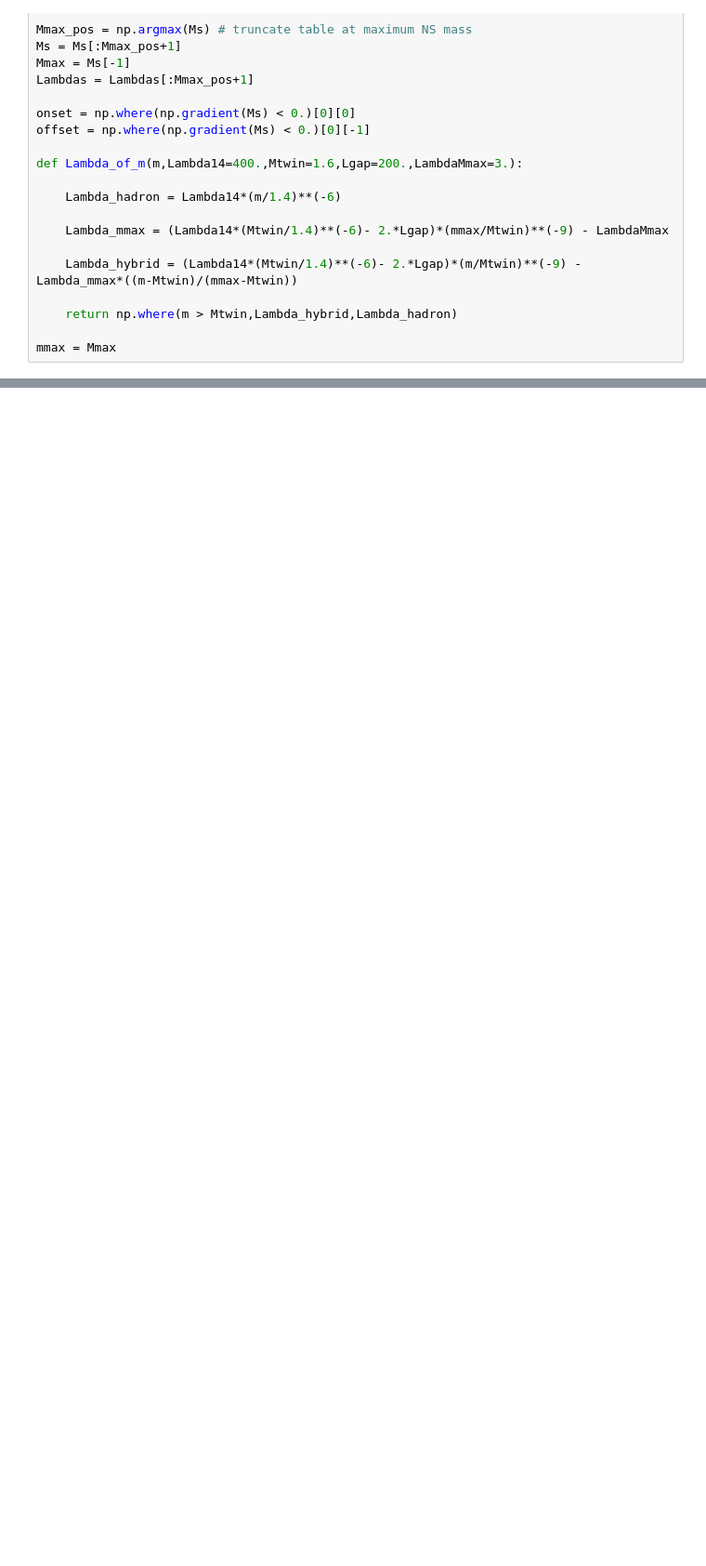
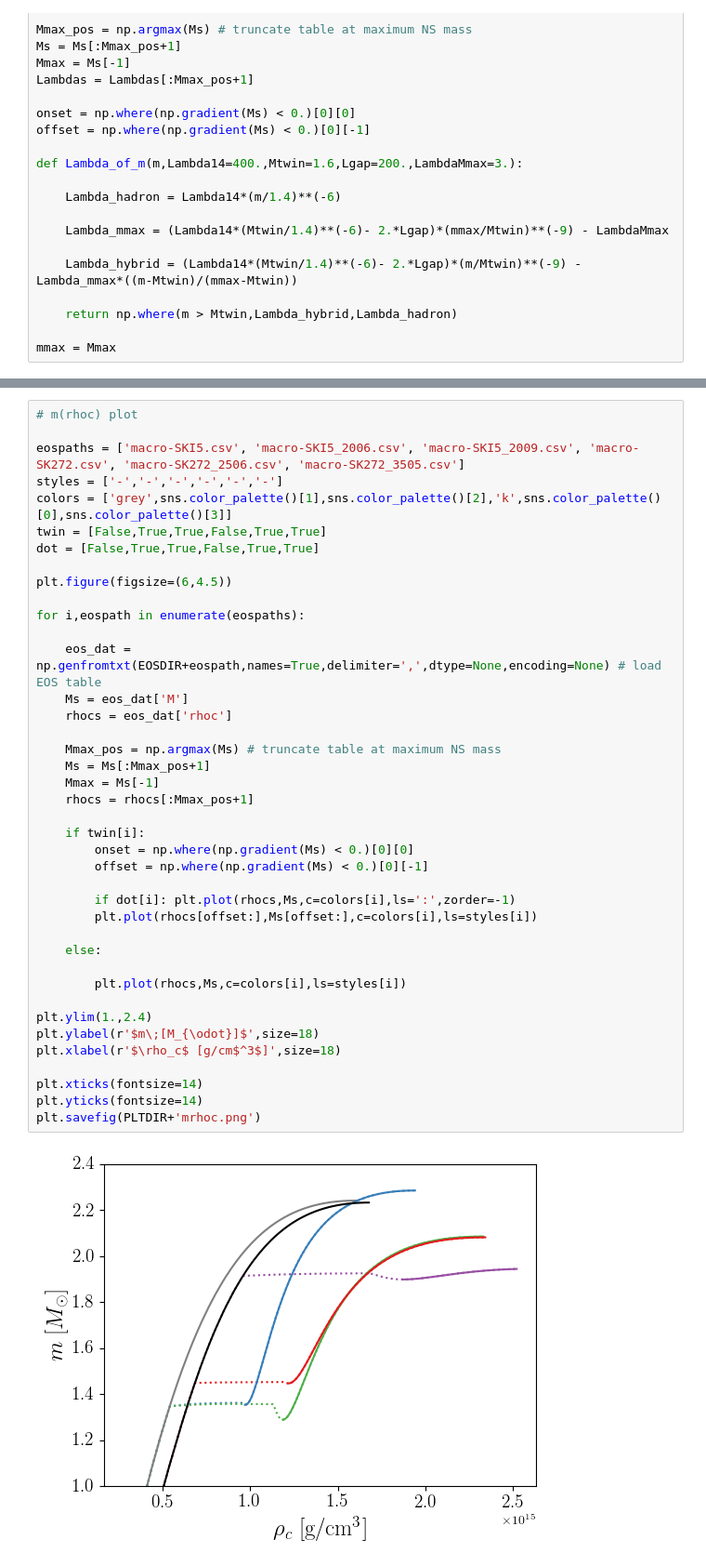
Before and after one commit to landryp/twin-stars, a Jupyter notebook: EOSPlots.ipynb, the cells around one changed output, grey strips where cells are left out. Shown at 93% size. Saved outputs shown, nothing was run; the diff lists cells and outputs as text; blank space fills up the shorter version.

```diff
--- a/EOSPlots.ipynb
+++ b/EOSPlots.ipynb
@@ -128,0 +170,42 @@ plt.show()
+# %%
+# m(rhoc) plot
+
+eospaths = ['macro-SKI5.csv', 'macro-SKI5_2006.csv', 'macro-SKI5_2009.csv', 'macro-SK272.csv', 'macro-SK272_2506.csv', 'macro-SK272_3505.csv']
+styles = ['-','-','-','-','-','-']
+colors = ['grey',sns.color_palette()[1],sns.color_palette()[2],'k',sns.color_palette()[0],sns.color_palette()[3]]
+twin = [False,True,True,False,True,True]
+dot = [False,True,True,False,True,True]
+
+plt.figure(figsize=(6,4.5))
+
+for i,eospath in enumerate(eospaths):
+
+    eos_dat = np.genfromtxt(EOSDIR+eospath,names=True,delimiter=',',dtype=None,encoding=None) # load EOS table
+    Ms = eos_dat['M']
+    rhocs = eos_dat['rhoc']
+
+    Mmax_pos = np.argmax(Ms) # truncate table at maximum NS mass
+    Ms = Ms[:Mmax_pos+1]
+    Mmax = Ms[-1]
+    rhocs = rhocs[:Mmax_pos+1]
+
+    if twin[i]:
+        onset = np.where(np.gradient(Ms) < 0.)[0][0]
+        offset = np.where(np.gradient(Ms) < 0.)[0][-1]
+
+        if dot[i]: plt.plot(rhocs,Ms,c=colors[i],ls=':',zorder=-1)
+        plt.plot(rhocs[offset:],Ms[offset:],c=colors[i],ls=styles[i])
+
+    else:
+
+        plt.plot(rhocs,Ms,c=colors[i],ls=styles[i])
+
+plt.ylim(1.,2.4)
+plt.ylabel(r'$m\;[M_{\odot}]$',size=18)
+plt.xlabel(r'$\rho_c$ [g/cm$^3$]',size=18)
+
+plt.xticks(fontsize=14)
+plt.yticks(fontsize=14)
+plt.savefig(PLTDIR+'mrhoc.png')
+# %% [output]
+[figure, added]
```
Also changed, not shown: parts of 6 cells of this notebook, 1 other file.
